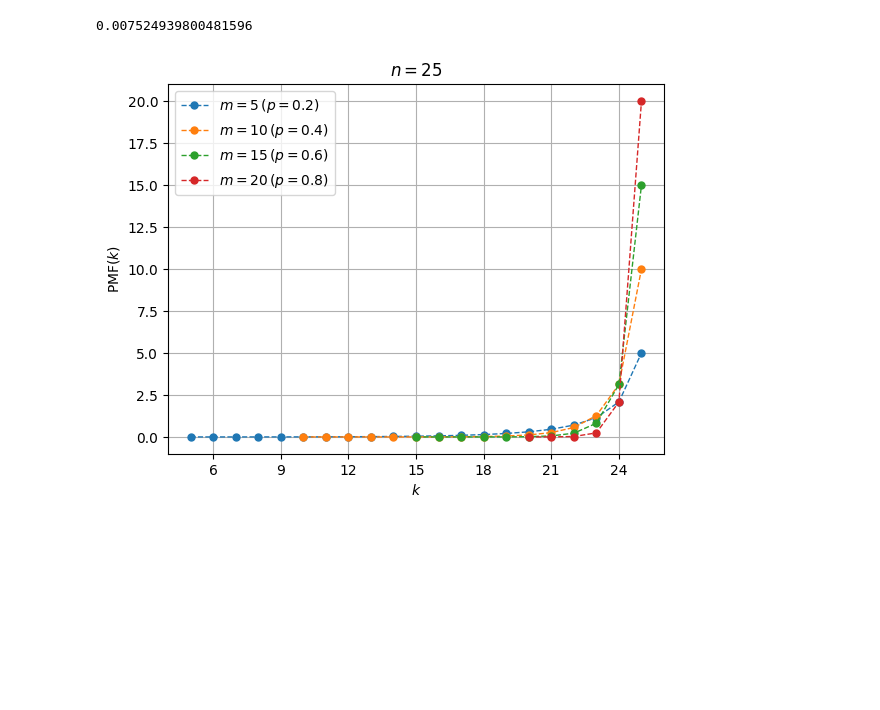
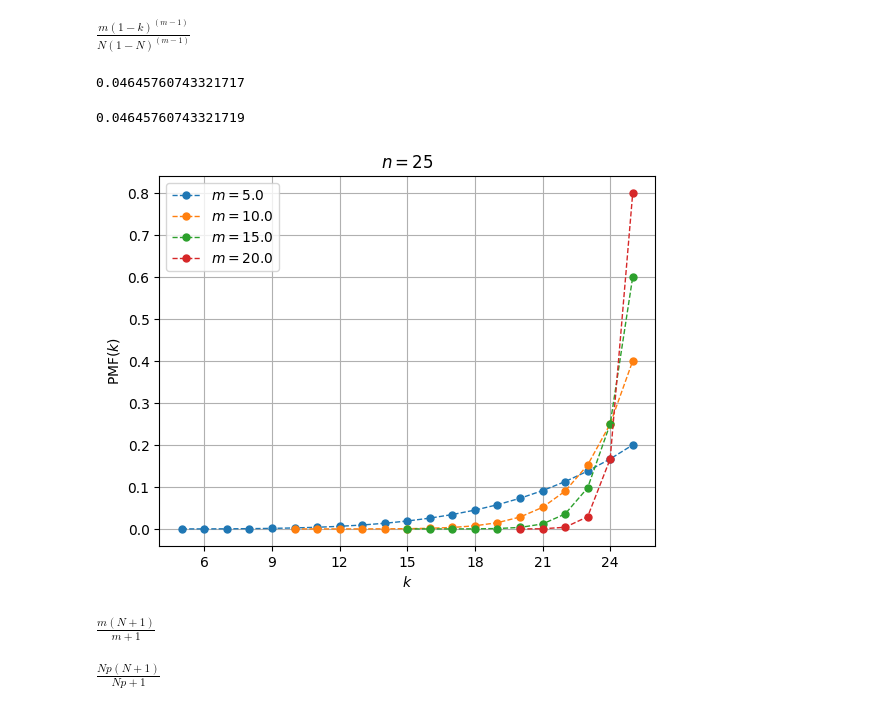
Before and after one commit to nunofachada/latas_probability, a Jupyter notebook: equivalence.ipynb, the cells around one changed output. Cells and saved outputs as stored; diff of their text form; code cells hidden in the pictures; blank space fills up the shorter version.

```diff
--- a/equivalence.ipynb
+++ b/equivalence.ipynb
@@ -1,13 +1,15 @@
 # %%
-from sympy import simplify, lambdify, latex, Symbol, binomial, factorial
+from sympy import simplify, lambdify, latex, Symbol, binomial, factorial, factor, exp
 #from sympy.abc import k, N, M, m
 from sympy.concrete.summations import summation
+from sympy.concrete.products import product
 import matplotlib.pyplot as plt
 from matplotlib.ticker import MaxNLocator
 import numpy as np
 
 p = Symbol('p', positive=True)
+i = Symbol('i', integer=True)
 k = Symbol('k', integer=True, positive=True)
 N = Symbol('N', integer=True, positive=True)
-m = Symbol('m', integer=True, nonnegative=True)
+m = Symbol('m', integer=True, positive=True)
 # %%
@@ -23,3 +25,9 @@ $\displaystyle \frac{m \left(N - m\right)! \left(k - 1\right)!}{\left(N - k + 1\
+# %%
+# This is my simplification on paper which sympy was unable to do
+pmf_alt = m / N * product((k - i) / (N - i), (i, 1, m - 1))
+pmf_alt
+# %% [output]
+$\displaystyle \frac{m {\left(1 - k\right)}^{\left(m - 1\right)}}{N {\left(1 - N\right)}^{\left(m - 1\right)}}$
 # %%
 # Distribution parameters
 _n = 25
@@ -31,21 +38,38 @@ _pis = np.array([0.2, 0.4, 0.6, 0.8])
 pmf_l = lambdify((k, N, m), pmf)
 pmf_lv = np.vectorize(pmf_l, excluded=['m', 'N'])
 
-pmf_l(9, 20, 5)
+pmf_l(41, 42, 40)
 # %% [output]
-0.007524939800481596
+0.04645760743321717
+# %%
+pmf_alt_l = lambdify((k, N, m), pmf_alt)
+pmf_alt_lv = np.vectorize(pmf_alt_l, excluded=['m', 'N'])
+
+pmf_alt_l(41, 42, 40)
+# %% [output]
+0.04645760743321719
 # %%
 # Plot the PMF
 fig, ax = plt.subplots()
-for _pi in _pis:
-    _m = int(_pi * _n)
+for _m in (5.0, 10.0, 15.0, 20.0):
     _ks = np.arange(_m, _n + 1)
-    ax.plot(_ks, pmf_lv(_ks, _n, _m), label=f"$m={_m}\,(p={_pi})$", marker='o', linewidth=1, markersize=5, linestyle='dashed')
+    ax.plot(_ks, pmf_alt_lv(_ks, _n, _m), label=f"$m={_m}$", marker='o', linewidth=1, markersize=5, linestyle='dashed')
 ax.legend()
 ax.xaxis.set_major_locator(MaxNLocator(integer=True))
 ax.set_xlabel("$k$")
 ax.set_ylabel("PMF($k$)")
 ax.set_title(f"$n={_n}$")
 ax.grid()
 # %% [output]
-[figure, old version]
+[figure, new version]
+# %%
+ev = summation(k * pmf_alt, (k, 0, N))
+
+simplify(ev)
+# %% [output]
+$\displaystyle \frac{m \left(N + 1\right)}{m + 1}$
+# %%
+evp = ev.subs(m, p * N)
+evp
+# %% [output]
+$\displaystyle \frac{N p \left(N + 1\right)}{N p + 1}$
```
Also changed, not shown: parts of 11 cells of this notebook.
